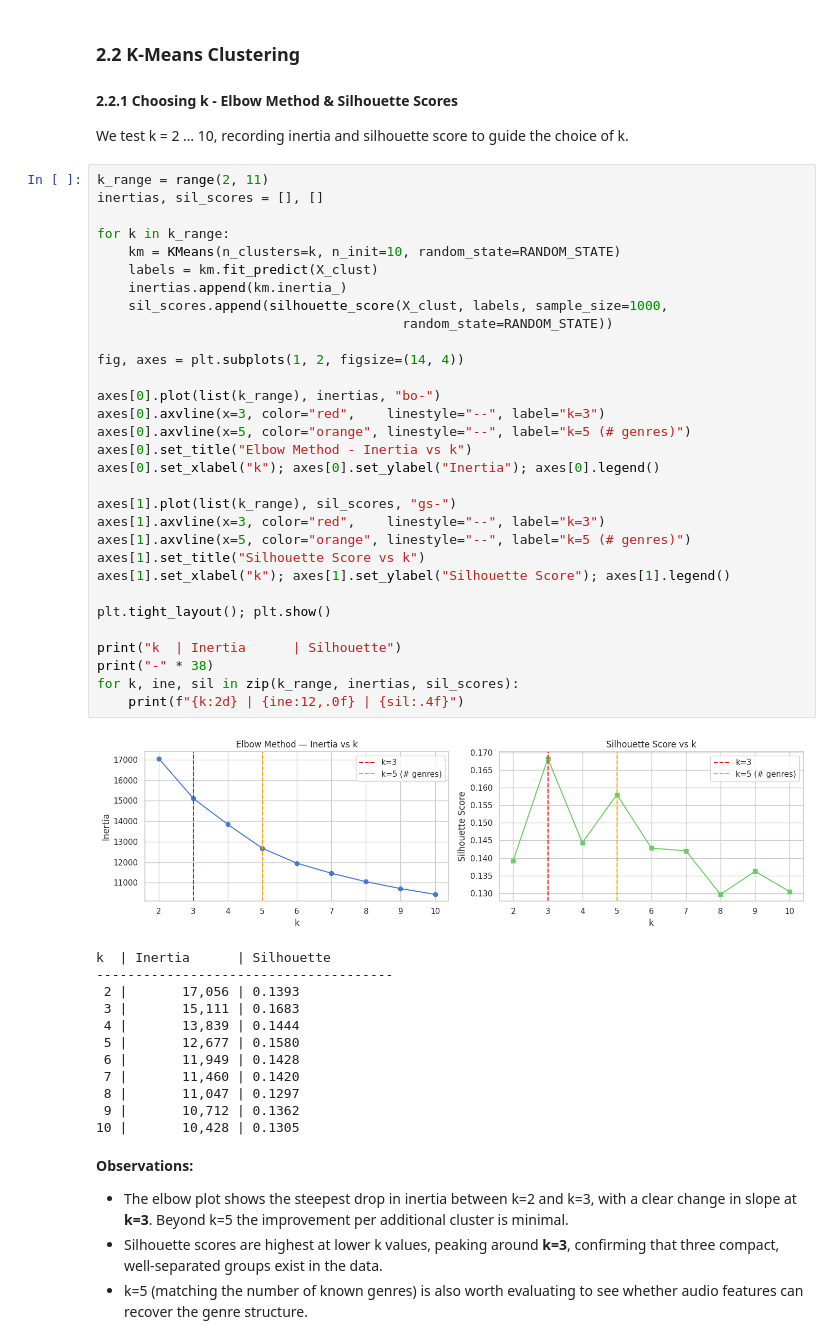
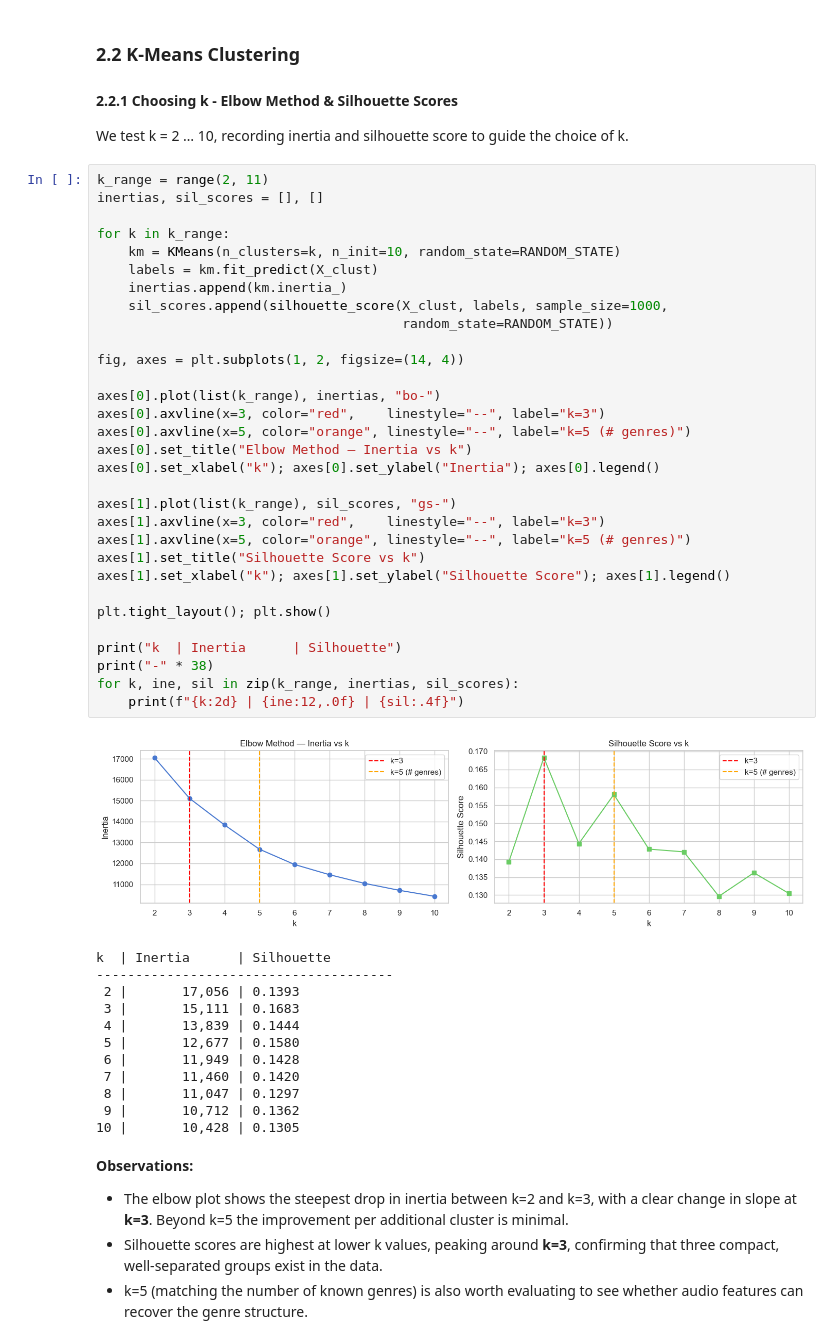
Before and after one commit to CallanMark/Data-Mining-Project, a Jupyter notebook: implementation.ipynb, the cells around one changed output. Drawn from its saved outputs; the diff is of its cells as text.

```diff
--- a/implementation.ipynb
+++ b/implementation.ipynb
@@ -546,35 +544,35 @@ We test k = 2 … 10, recording inertia and silhouette score to guide the choice
 k_range = range(2, 11)
 inertias, sil_scores = [], []
 
 for k in k_range:
     km = KMeans(n_clusters=k, n_init=10, random_state=RANDOM_STATE)
     labels = km.fit_predict(X_clust)
     inertias.append(km.inertia_)
     sil_scores.append(silhouette_score(X_clust, labels, sample_size=1000,
                                        random_state=RANDOM_STATE))
 
 fig, axes = plt.subplots(1, 2, figsize=(14, 4))
 
 axes[0].plot(list(k_range), inertias, "bo-")
 axes[0].axvline(x=3, color="red",    linestyle="--", label="k=3")
 axes[0].axvline(x=5, color="orange", linestyle="--", label="k=5 (# genres)")
-axes[0].set_title("Elbow Method - Inertia vs k")
+axes[0].set_title("Elbow Method — Inertia vs k")
 axes[0].set_xlabel("k"); axes[0].set_ylabel("Inertia"); axes[0].legend()
 
 axes[1].plot(list(k_range), sil_scores, "gs-")
 axes[1].axvline(x=3, color="red",    linestyle="--", label="k=3")
 axes[1].axvline(x=5, color="orange", linestyle="--", label="k=5 (# genres)")
 axes[1].set_title("Silhouette Score vs k")
 axes[1].set_xlabel("k"); axes[1].set_ylabel("Silhouette Score"); axes[1].legend()
 
 plt.tight_layout(); plt.show()
 
 print("k  | Inertia      | Silhouette")
 print("-" * 38)
 for k, ine, sil in zip(k_range, inertias, sil_scores):
     print(f"{k:2d} | {ine:12,.0f} | {sil:.4f}")
 # %% [output]
-[figure, old version]
+[figure, new version]
 k  | Inertia      | Silhouette
 --------------------------------------
  2 |       17,056 | 0.1393
```
Also changed, not shown: parts of 38 cells of this notebook, 1 other file.
